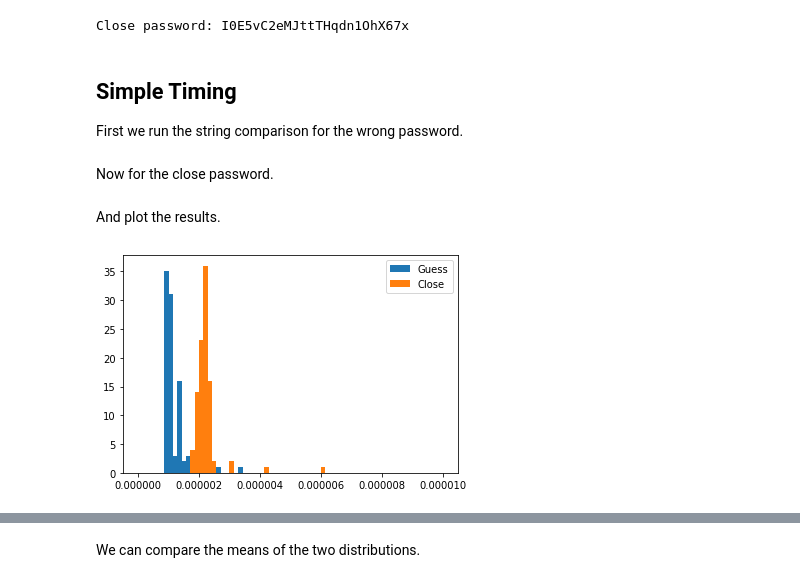
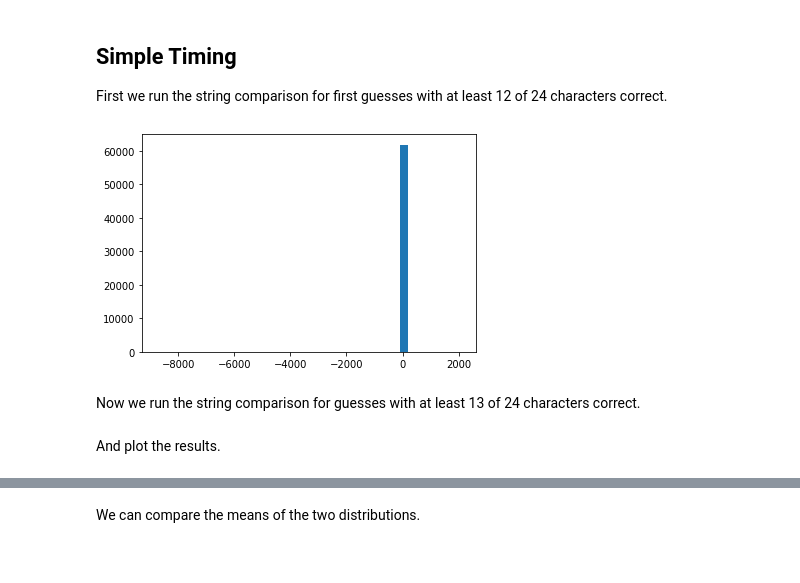
Before and after one commit to RobertDurfee/GMMTimingAttack, a Jupyter notebook: TimingAttack.ipynb, the cells around one changed output, grey strips where cells are left out. Saved outputs shown, nothing was run; the diff lists cells and outputs as text; code cells hidden in the pictures.

```diff
--- a/TimingAttack.ipynb
+++ b/TimingAttack.ipynb
@@ -30,3 +18,2 @@ We create a random 24 character password we wish to guess.
 # %%
-unknown_password = ''.join(random.choices(string.ascii_uppercase + string.ascii_lowercase + string.digits, k=24))
-print(f"Unknown password: {unknown_password}")
+allowed_characters = string.ascii_uppercase + string.ascii_lowercase + string.digits
@@ -51,11 +20,40 @@ And another password where the first character is actually correct.
-# %%
-close_password = ''.join([unknown_password[0]] + \
-                         random.choices(string.ascii_uppercase + string.ascii_lowercase + string.digits, k=23))
-print(f"Close password: {close_password}")
-# %% [output]
-Close password: I0E5vC2eMJttTHqdn1OhX67x
+# %%
+def random_string(length):
+    return ''.join(random.choices(allowed_characters, k=length))
 # %% [markdown]
 ## Simple Timing
 
-First we run the string comparison for the wrong password.
+First we run the string comparison for first guesses with at least 12 of 24 characters correct.
+# %%
+unknown_password = random_string(24)
+# %%
+delta_ks = []
+
+for _ in range(1000):
+
+    guess_password_km1 = unknown_password[:12] + random_string(12)
+
+    start = process_time()
+    simple_string_compare(unknown_password, guess_password_km1)
+    end = process_time()
+
+    t_km1 = end - start
+
+    for next_character in allowed_characters:
+
+        guess_password_k = guess_password_km1[:12] + next_character + random_string(11)
+
+        start = process_time()
+        simple_string_compare(unknown_password, guess_password_k)
+        end = process_time()
+
+        t_k = end - start
+
+        delta_ks += [(t_k - t_km1) * 1000000]
+# %%
+_ = plt.hist(delta_ks, bins=40)
+# %% [output]
+[figure, added]
+# %% [markdown]
+Now we run the string comparison for guesses with at least 13 of 24 characters correct.
 # %%
@@ -71,2 +70,0 @@ for i in range(100):
-# %% [markdown]
-Now for the close password.
@@ -83,9 +71,2 @@ for i in range(100):
 # %% [markdown]
 And plot the results.
-# %%
-plt.hist(guess_times, range=(0, 1e-5), bins=70, label='Guess')
-plt.hist(close_times, range=(0, 1e-5), bins=70, label='Close')
-
-_ = plt.legend()
-# %% [output]
-[figure, removed]
```
Also changed, not shown: parts of 13 cells of this notebook.
